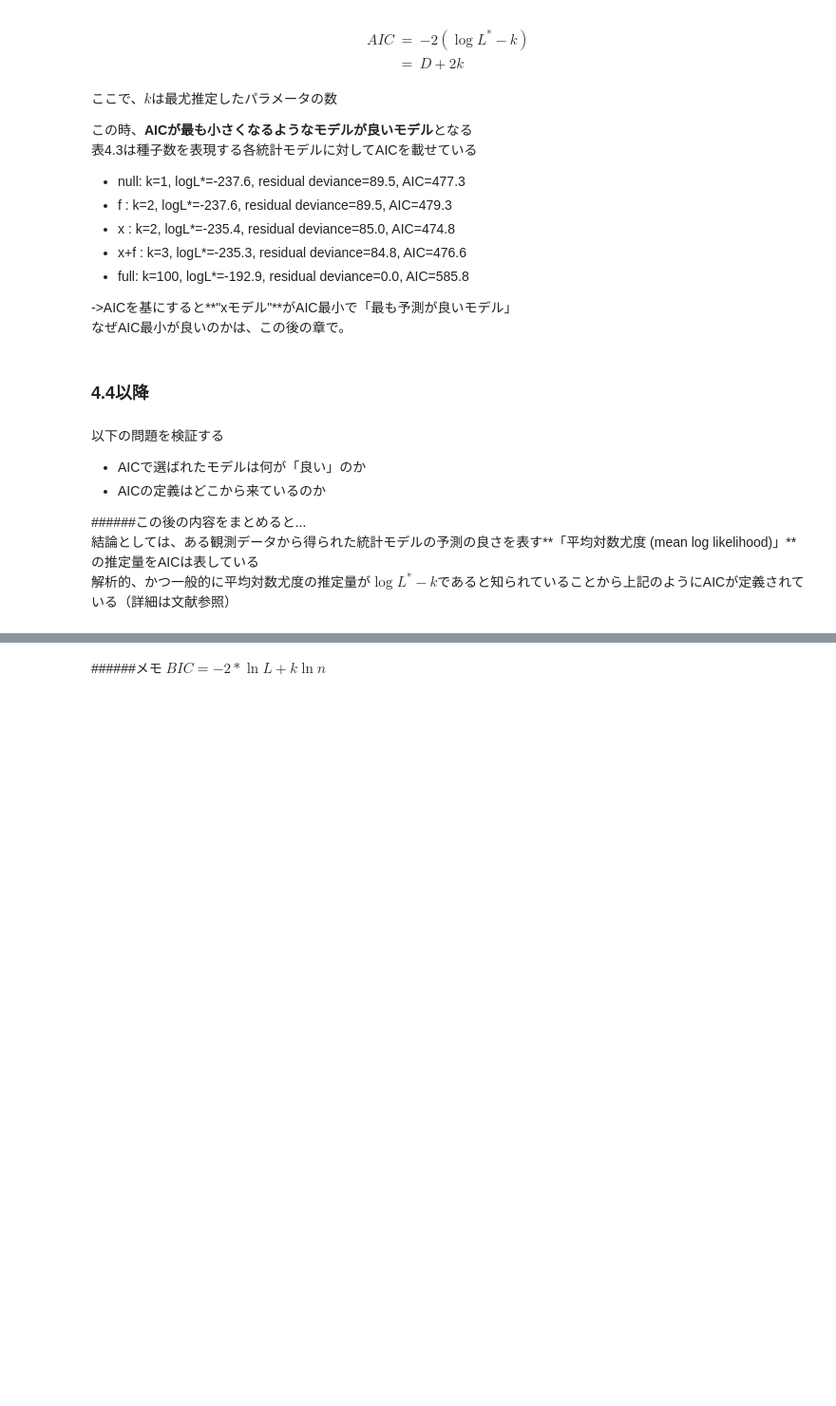
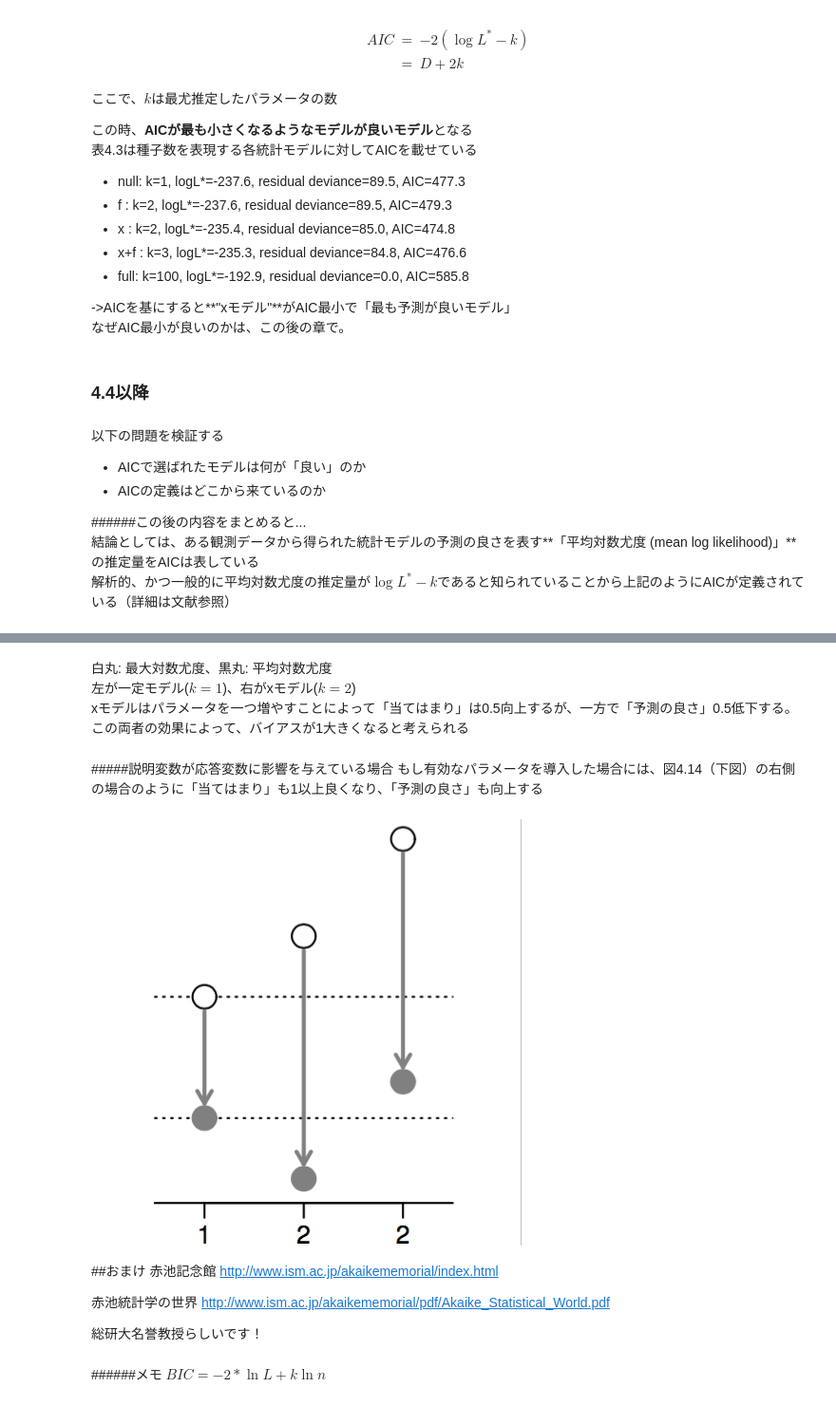
Before and after one commit to ToukeiMaster/kubobooks, a Jupyter notebook: Chapter04.ipynb, the cells around one changed output, grey strips where cells are left out. Shown at 95% size. Cells and saved outputs as stored; diff of their text form; code cells hidden in the pictures; blank space fills up the shorter version.

```diff
--- a/Chapter04.ipynb
+++ b/Chapter04.ipynb
@@ -493,3 +510,22 @@ AIC=-2\times(\log{L^*}-1)\sim -2E(\log{L})
+# %% [markdown]
+白丸: 最大対数尤度、黒丸: 平均対数尤度
+左が一定モデル($k=1$)、右がxモデル($k=2$)
+xモデルはパラメータを一つ増やすことによって「当てはまり」は0.5向上するが、一方で「予測の良さ」0.5低下する。
+この両者の効果によって、バイアスが1大きくなると考えられる
+# %% [markdown]
+#####説明変数が応答変数に影響を与えている場合
+もし有効なパラメータを導入した場合には、図4.14（下図）の右側の場合のように「当てはまり」も1以上良くなり、「予測の良さ」も向上する
+# %%
+Image(filename='./bias2.png')
+# %% [output]
+[figure, added]
+# %% [markdown]
+##おまけ
+赤池記念館 http://www.ism.ac.jp/akaikememorial/index.html
+
+赤池統計学の世界 http://www.ism.ac.jp/akaikememorial/pdf/Akaike_Statistical_World.pdf
+
+総研大名誉教授らしいです！
 # %% [markdown]
 ######メモ
 $BIC=-2*\ln{L}+k\ln{n}$
```
Also changed, not shown: parts of 5 cells of this notebook.
